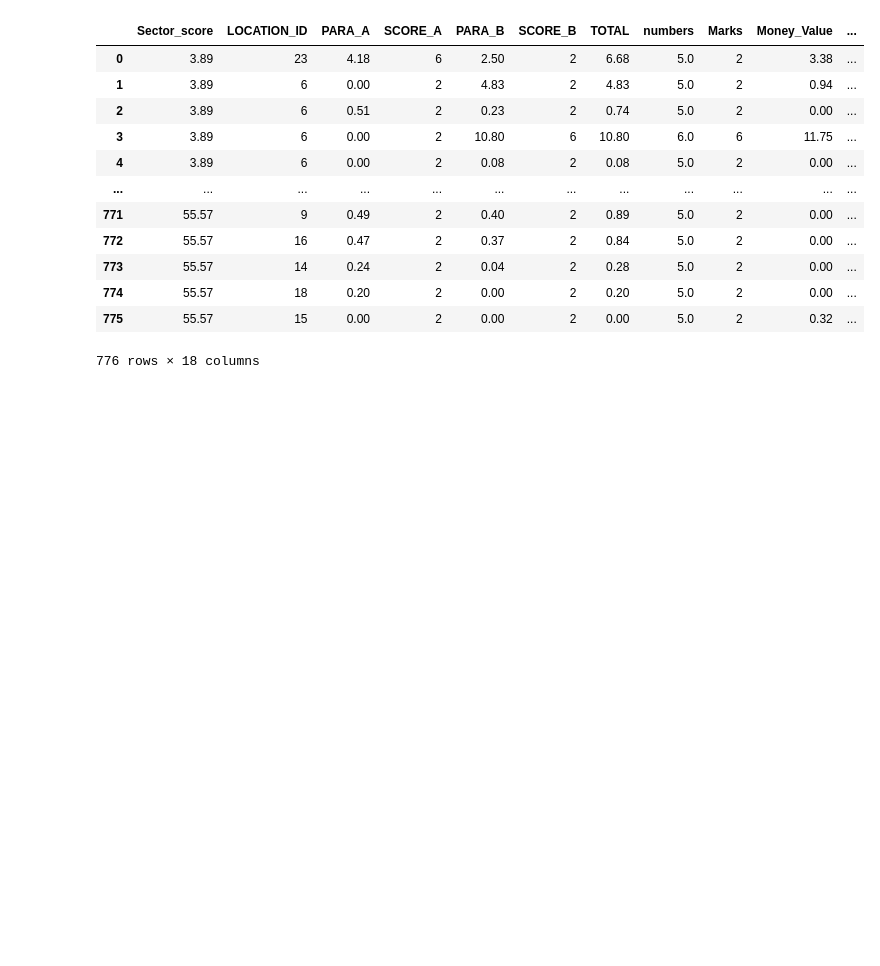
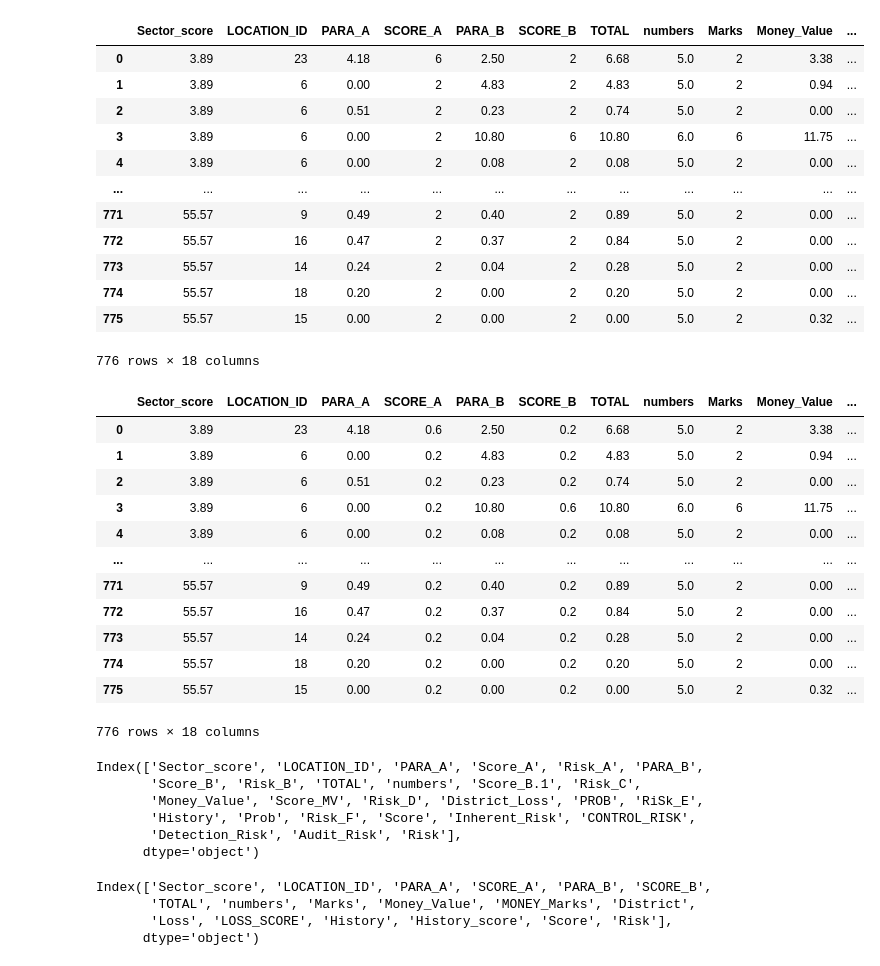
Before and after one commit to nahidosen/1821168042_CSE445_Spring21, a Jupyter notebook: Classification_Task/Classification_Task_Audit_Task.ipynb, the cells around one changed output. Drawn from its saved outputs; the diff is of its cells as text; code cells hidden in the pictures; blank space fills up the shorter version.

```diff
--- a/Classification_Task/Classification_Task_Audit_Task.ipynb
+++ b/Classification_Task/Classification_Task_Audit_Task.ipynb
@@ -45,3 +223,38 @@ df_trial
 | 774 | 55.57 | 18 | 0.20 | 2 | 0.00 | 2 | 0.20 | 5.0 | 2 | 0.00 | ... |
 | 775 | 55.57 | 15 | 0.00 | 2 | 0.00 | 2 | 0.00 | 5.0 | 2 | 0.32 | ... |
 776 rows × 18 columns
+# %%
+df_trial['SCORE_A'] = df_trial['SCORE_A']/10
+df_trial['SCORE_B'] = df_trial['SCORE_B']/10
+# %%
+df_trial
+# %% [output]
+|  | Sector_score | LOCATION_ID | PARA_A | SCORE_A | PARA_B | SCORE_B | TOTAL | numbers | Marks | Money_Value | ... |
+| 0 | 3.89 | 23 | 4.18 | 0.6 | 2.50 | 0.2 | 6.68 | 5.0 | 2 | 3.38 | ... |
+| 1 | 3.89 | 6 | 0.00 | 0.2 | 4.83 | 0.2 | 4.83 | 5.0 | 2 | 0.94 | ... |
+| 2 | 3.89 | 6 | 0.51 | 0.2 | 0.23 | 0.2 | 0.74 | 5.0 | 2 | 0.00 | ... |
+| 3 | 3.89 | 6 | 0.00 | 0.2 | 10.80 | 0.6 | 10.80 | 6.0 | 6 | 11.75 | ... |
+| 4 | 3.89 | 6 | 0.00 | 0.2 | 0.08 | 0.2 | 0.08 | 5.0 | 2 | 0.00 | ... |
+| ... | ... | ... | ... | ... | ... | ... | ... | ... | ... | ... | ... |
+| 771 | 55.57 | 9 | 0.49 | 0.2 | 0.40 | 0.2 | 0.89 | 5.0 | 2 | 0.00 | ... |
+| 772 | 55.57 | 16 | 0.47 | 0.2 | 0.37 | 0.2 | 0.84 | 5.0 | 2 | 0.00 | ... |
+| 773 | 55.57 | 14 | 0.24 | 0.2 | 0.04 | 0.2 | 0.28 | 5.0 | 2 | 0.00 | ... |
+| 774 | 55.57 | 18 | 0.20 | 0.2 | 0.00 | 0.2 | 0.20 | 5.0 | 2 | 0.00 | ... |
+| 775 | 55.57 | 15 | 0.00 | 0.2 | 0.00 | 0.2 | 0.00 | 5.0 | 2 | 0.32 | ... |
+776 rows × 18 columns
+# %%
+df_audit_risk.columns
+# %% [output]
+Index(['Sector_score', 'LOCATION_ID', 'PARA_A', 'Score_A', 'Risk_A', 'PARA_B',
+       'Score_B', 'Risk_B', 'TOTAL', 'numbers', 'Score_B.1', 'Risk_C',
+       'Money_Value', 'Score_MV', 'Risk_D', 'District_Loss', 'PROB', 'RiSk_E',
+       'History', 'Prob', 'Risk_F', 'Score', 'Inherent_Risk', 'CONTROL_RISK',
+       'Detection_Risk', 'Audit_Risk', 'Risk'],
+      dtype='object')
+# %%
+df_trial.columns
+# %% [output]
+Index(['Sector_score', 'LOCATION_ID', 'PARA_A', 'SCORE_A', 'PARA_B', 'SCORE_B',
+       'TOTAL', 'numbers', 'Marks', 'Money_Value', 'MONEY_Marks', 'District',
+       'Loss', 'LOSS_SCORE', 'History', 'History_score', 'Score', 'Risk'],
+      dtype='object')
```
Also changed, not shown: parts of 54 cells of this notebook.
